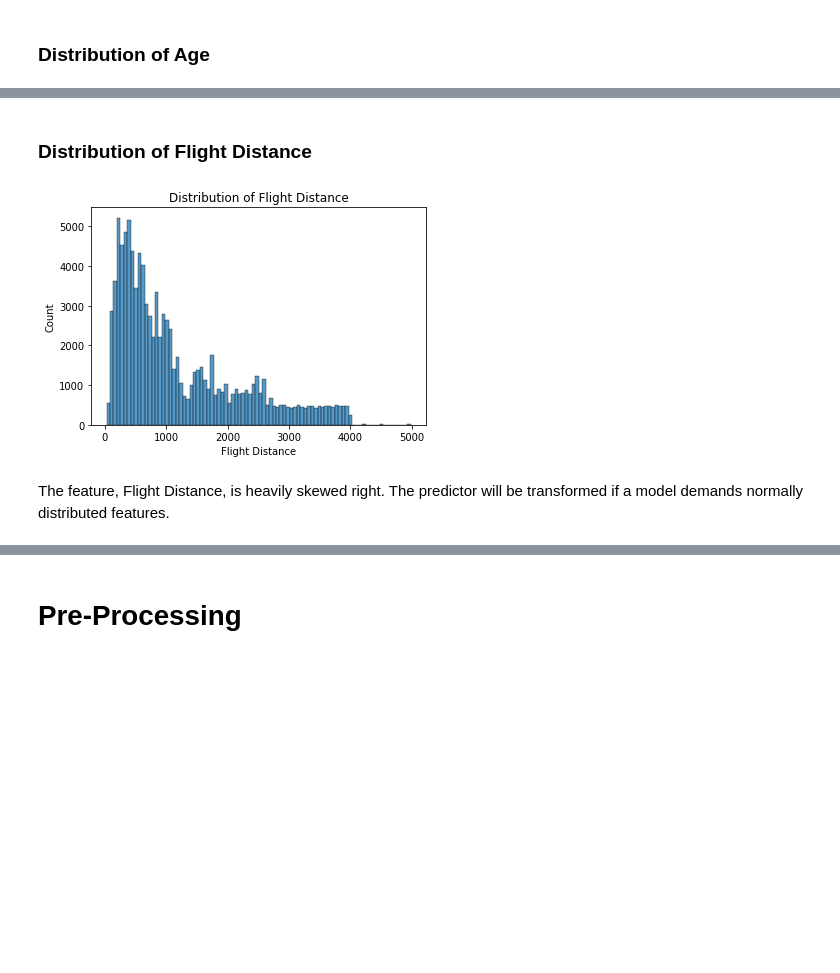
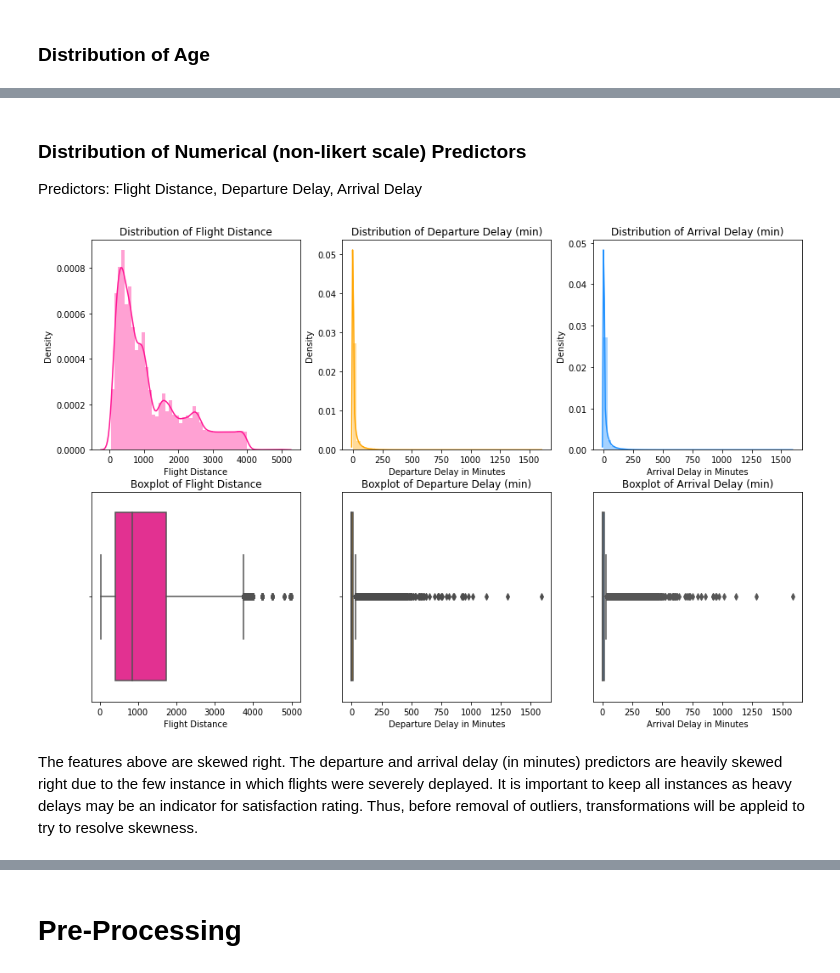
Before and after one commit to nlee98/ADS-505-Business-Analytics, a Jupyter notebook: ADS_505_Final_Project_NL.ipynb, the cells around one changed output, grey strips where cells are left out. Drawn from its saved outputs; the diff is of its cells as text; code cells hidden in the pictures; blank space fills up the shorter version.

```diff
--- a/ADS_505_Final_Project_NL.ipynb
+++ b/ADS_505_Final_Project_NL.ipynb
@@ -319,11 +324,49 @@ The average age is 39.3797
 # %% [markdown]
-### Distribution of Flight Distance
+### Distribution of Numerical (non-likert scale) Predictors
+Predictors: Flight Distance, Departure Delay, Arrival Delay
-# %%
-# Histogram of Flight Distance
-sns.histplot(airline_train["Flight Distance"]);
-plt.title("Distribution of Flight Distance")
-plt.show()
-# %% [output]
-[figure, removed]
-# %% [markdown]
-The feature, Flight Distance, is heavily skewed right. The predictor will be transformed if a model demands normally distributed features.
+# %%
+# Histogram of Flight Distance
+fig, axes = plt.subplots(
+    nrows = 2,
+    ncols = 3,
+    figsize = (15, 10)
+)
+
+# Flight Distance
+plt.subplot(2,3,1)
+sns.distplot(airline_df["Flight Distance"],
+             color = "deeppink")
+plt.title("Distribution of Flight Distance")
+
+plt.subplot(2,3,4)
+sns.boxplot(airline_df["Flight Distance"],
+            color = "deeppink")
+plt.title("Boxplot of Flight Distance")
+
+# Departure Delay
+plt.subplot(2,3,2)
+sns.distplot(airline_df["Departure Delay in Minutes"],
+             color = "orange")
+plt.title("Distribution of Departure Delay (min)")
+
+plt.subplot(2,3,5)
+sns.boxplot(airline_df["Departure Delay in Minutes"],
+            color = "orange")
+plt.title("Boxplot of Departure Delay (min)")
+
+# Arrival Delay
+plt.subplot(2,3,3)
+sns.distplot(airline_df["Arrival Delay in Minutes"],
+             color = "dodgerblue")
+plt.title("Distribution of Arrival Delay (min)")
+
+plt.subplot(2,3,6)
+sns.boxplot(airline_df["Arrival Delay in Minutes"],
+            color = "dodgerblue")
+plt.title("Boxplot of Arrival Delay (min)")
+
+plt.show()
+# %% [output]
+[figure, added]
+# %% [markdown]
+The features above are skewed right. The departure and arrival delay (in minutes) predictors are heavily skewed right due to the few instance in which flights were severely deplayed. It is important to keep all instances as heavy delays may be an indicator for satisfaction rating. Thus, before removal of outliers, transformations will be appleid to try to resolve skewness.
```
Also changed, not shown: parts of 8 cells of this notebook.
